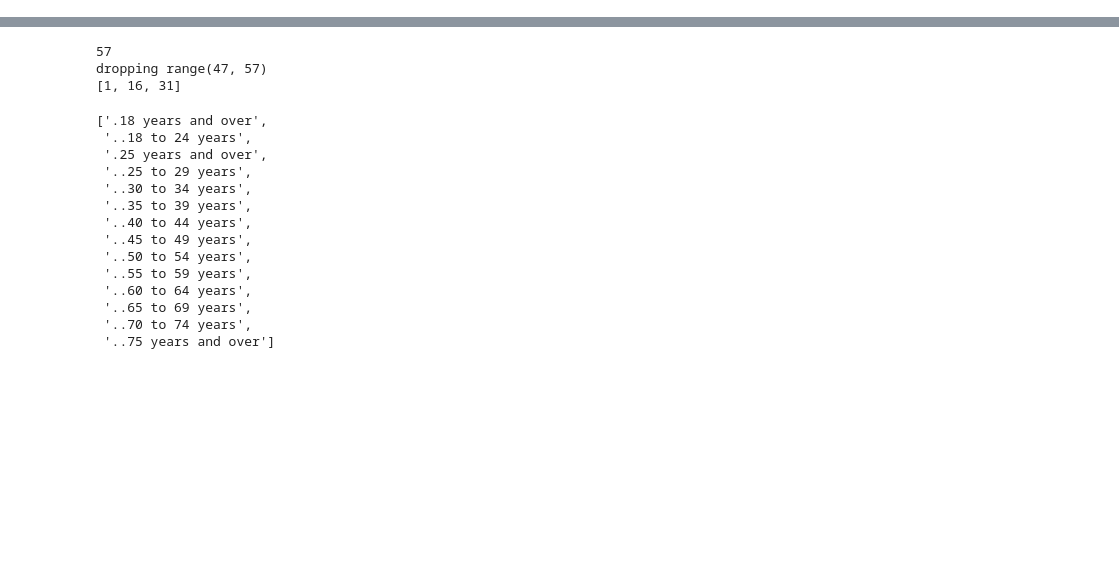
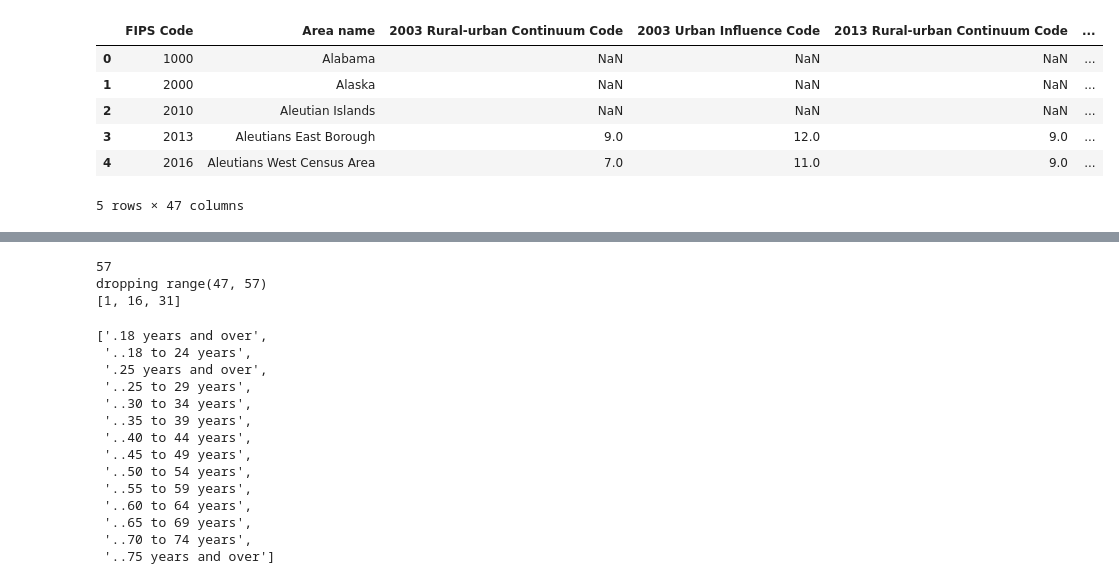
Before and after one commit to chemodan/phdchemodan, a Jupyter notebook: INFORMS2020/python/get_data_from_education_by_age.ipynb, the cells around one changed output, grey strips where cells are left out. Drawn from its saved outputs; the diff is of its cells as text; code cells hidden in the pictures; blank space fills up the shorter version.

```diff
--- a/INFORMS2020/python/get_data_from_education_by_age.ipynb
+++ b/INFORMS2020/python/get_data_from_education_by_age.ipynb
@@ -18,0 +40,11 @@ Done
+# %%
+statesAndCountry = myDF.loc[~myDF["Area name"].str.contains("County")].copy().reset_index(drop=True, inplace=False)
+statesAndCountry.head()
+# %% [output]
+|  | FIPS Code | Area name | 2003 Rural-urban Continuum Code | 2003 Urban Influence Code | 2013 Rural-urban Continuum Code | ... |
+| 0 | 1000 | Alabama | NaN | NaN | NaN | ... |
+| 1 | 2000 | Alaska | NaN | NaN | NaN | ... |
+| 2 | 2010 | Aleutian Islands | NaN | NaN | NaN | ... |
+| 3 | 2013 | Aleutians East Borough | 9.0 | 12.0 | 9.0 | ... |
+| 4 | 2016 | Aleutians West Census Area | 7.0 | 11.0 | 9.0 | ... |
+5 rows × 47 columns
```
Also changed, not shown: parts of 4 cells of this notebook, 3 other files.
